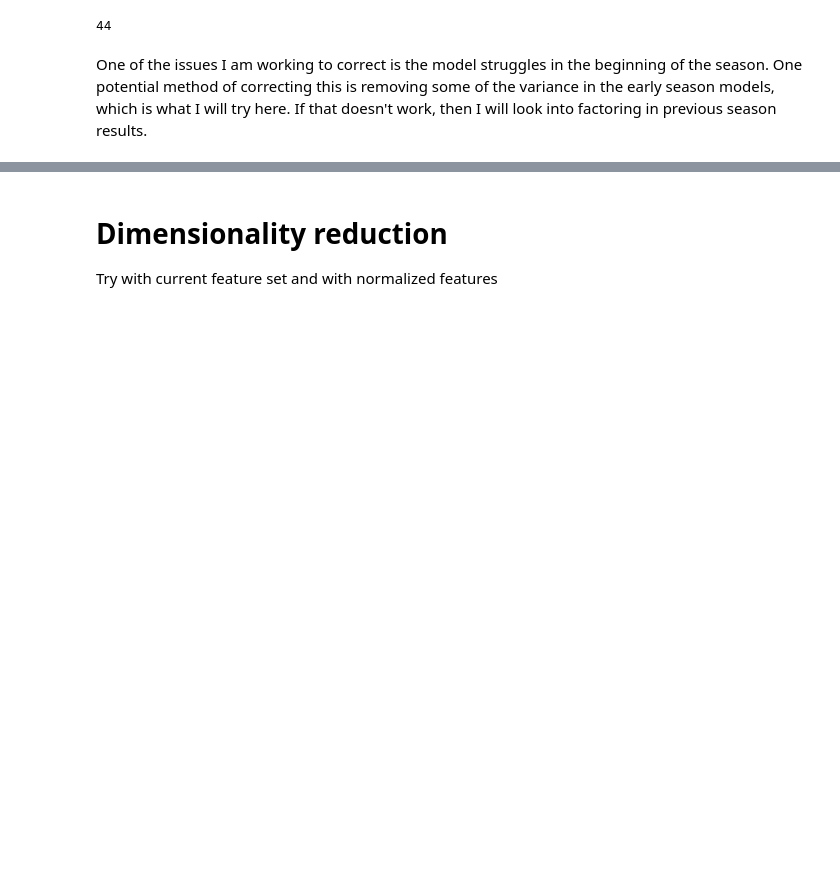
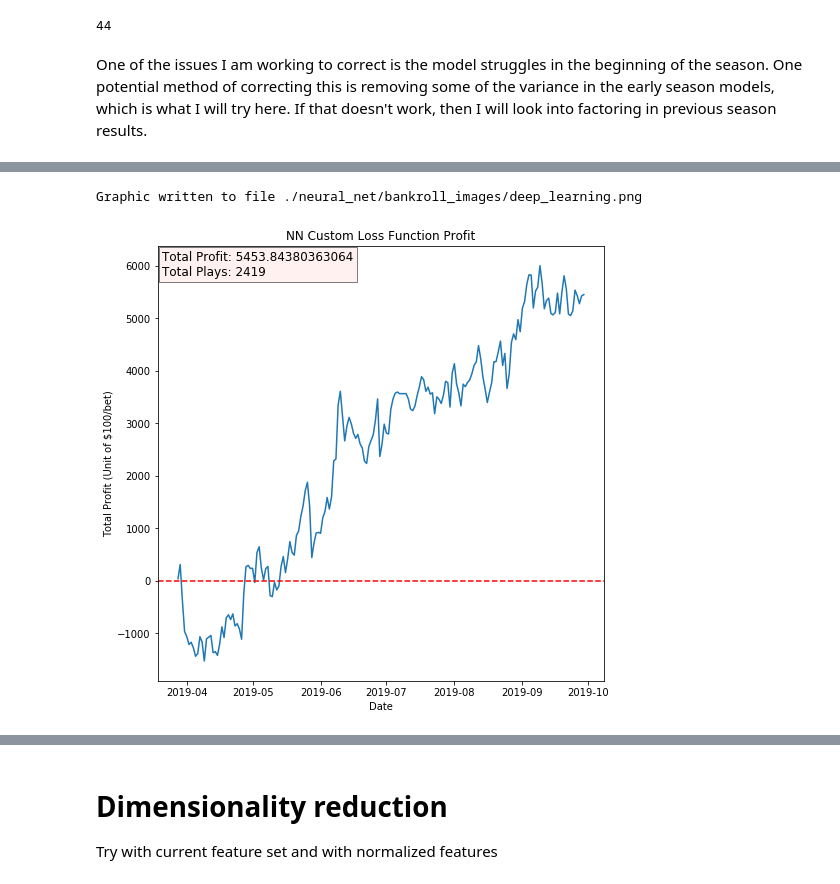
Before and after one commit to asoane34/retrosheet_analysis, a Jupyter notebook: 04final_application.ipynb, the cells around one changed output, grey strips where cells are left out. Cells and saved outputs as stored; diff of their text form; code cells hidden in the pictures; blank space fills up the shorter version.

```diff
--- a/04final_application.ipynb
+++ b/04final_application.ipynb
@@ -147,0 +282,21 @@ validation_target = validation_set['home_win']
+# %%
+with open("./nopca_custom.json", "r+") as f:
+    nopca_custom_json = json.load(f)
+
+    model = model_from_json(nopca_custom_json)
+
+model.load_weights("nopca_custom.h5")
+# %%
+nn_preds = model.predict(crt_test)
+# %%
+nn_preds = [i[0] for i in nn_preds]
+# %%
+bc = BankrollCalculator(nn_preds, validation_target, validation_dates,
+                       validation_home_closing, validation_road_closing,
+                        fig_title = "NN Custom Loss Function Profit",
+                       save_fig = True, img_dest = "./neural_net/bankroll_images/deep_learning.png")
+
+bc.plot_profit()
+# %% [output]
+Graphic written to file ./neural_net/bankroll_images/deep_learning.png
+[figure, added]
```
Also changed, not shown: parts of 50 cells of this notebook, 11 other files.
